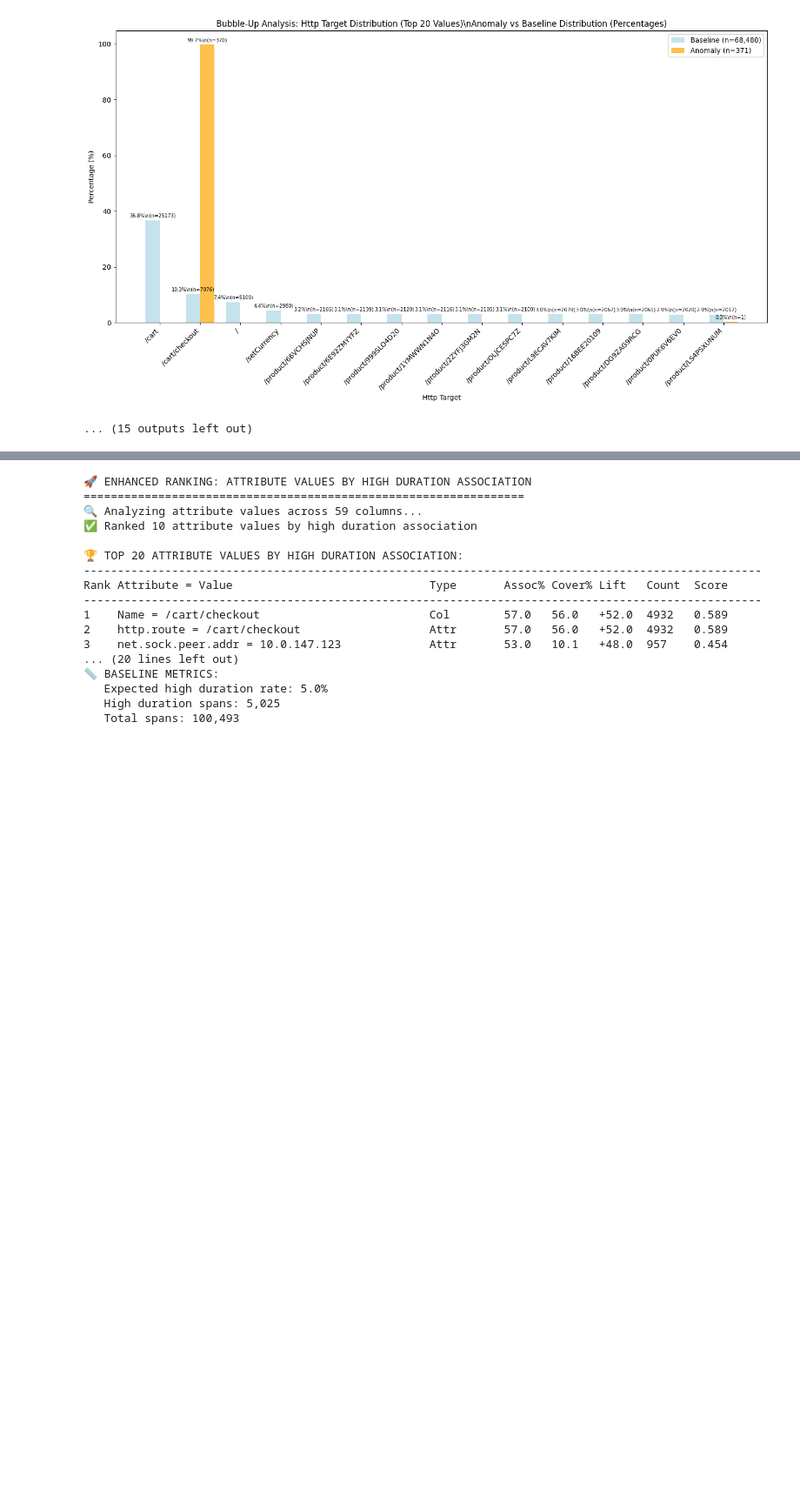
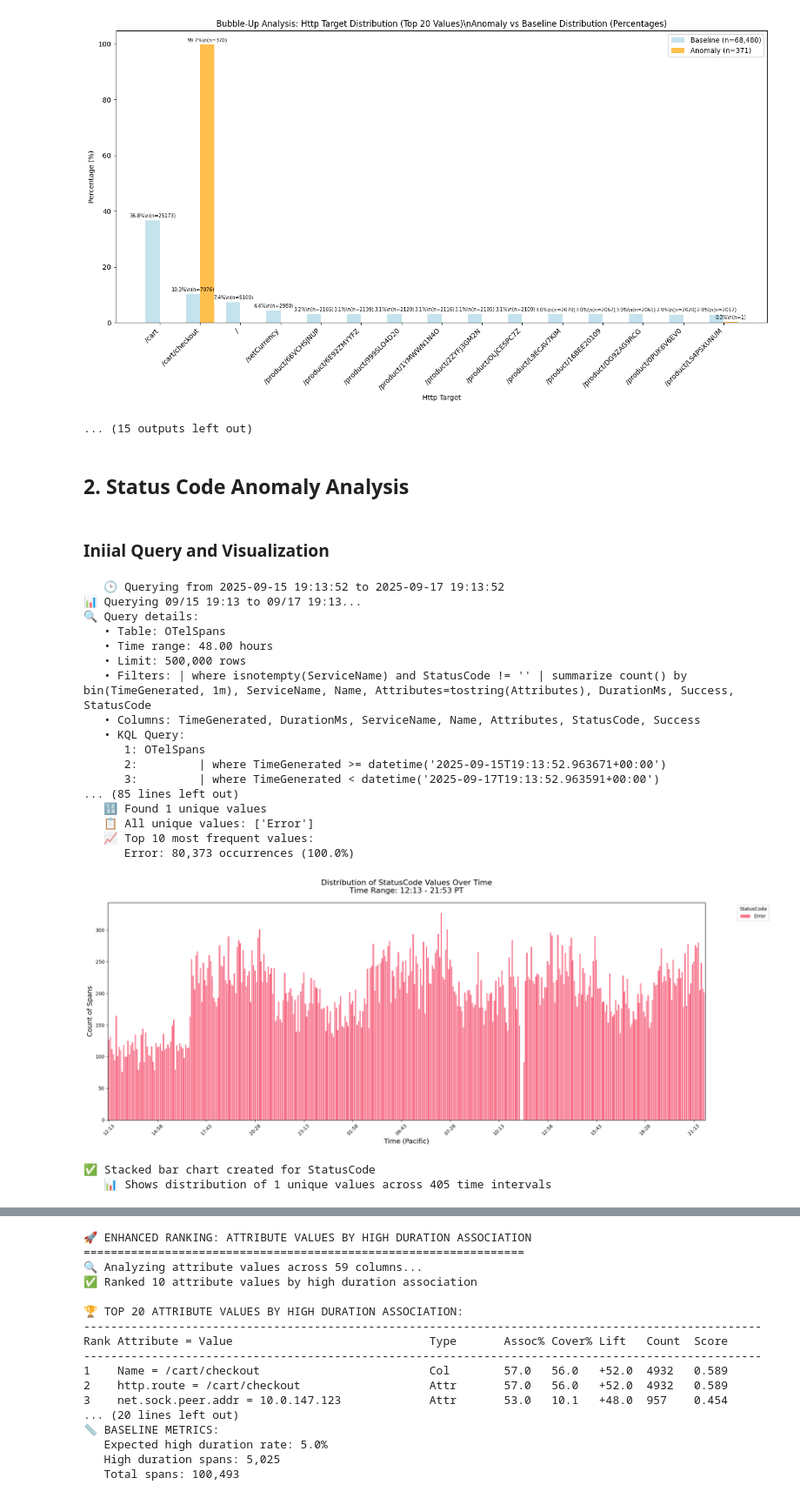
Before and after one commit to microsoft/Docker-Provider, a Jupyter notebook: traces/trace_duration_heatmap_analysis.ipynb, the cells around one changed output, grey strips where cells are left out. Shown at 87% size. Saved outputs shown, nothing was run; the diff lists cells and outputs as text; code cells hidden in the pictures; blank space fills up the shorter version.

Commit message:
add in statuscode

```diff
--- a/traces/trace_duration_heatmap_analysis.ipynb
+++ b/traces/trace_duration_heatmap_analysis.ipynb
@@ -507,0 +740,2 @@ else:
+# %%
+df = parse_attributes_to_columns(df).copy()
@@ -1154,3 +1222,5 @@ else:
    🔝 Using top 20 values (representing 68,851 total instances)
 [figure]
 ... (15 outputs left out)
+# %% [markdown]
+## 2. Status Code Anomaly Analysis
@@ -1156,0 +1350,48 @@ else:
+# %% [markdown]
+### Iniial Query and Visualization
+# %%
+
+efficient_columns=['TimeGenerated', 'Name', 'ServiceName', 'DurationMs', 'StatusCode', 'Success', 'TraceId', 'SpanId', 'ParentSpanId', 'Attributes']
+min_columns=['TimeGenerated', 'DurationMs']
+table_name='OTelSpans'
+start_ago_hours=48
+end_ago_hours=0
+additional_filters="| where isnotempty(ServiceName) and StatusCode != '' | summarize count() by bin(TimeGenerated, 1m), ServiceName, Name, Attributes=tostring(Attributes), DurationMs, Success, StatusCode"
+projection_columns=['TimeGenerated', 'DurationMs', 'ServiceName', 'Name', 'Attributes', 'StatusCode', 'Success']
+max_total_rows=None  # NO LIMIT - get ALL data!
+
+# Calculate time range
+end_time = datetime.now(timezone.utc) - timedelta(hours=end_ago_hours)
+start_time = datetime.now(timezone.utc) - timedelta(hours=start_ago_hours)
+
+print(f"   🕒 Querying from {start_time.strftime('%Y-%m-%d %H:%M:%S')} to {end_time.strftime('%Y-%m-%d %H:%M:%S')}")
+
+# Generate time batches
+df = queryOTel(table_name, start_time, end_time, additional_filters, projection_columns)
+print(df.head())
+
+if not df.empty:
+    create_chart(df, 'StatusCode')
+else:
+    print(f"\n⚠️ Complete query returned empty results")
+# %% [output]
+   🕒 Querying from 2025-09-15 19:13:52 to 2025-09-17 19:13:52
+📊 Querying 09/15 19:13 to 09/17 19:13...
+🔍 Query details:
+   • Table: OTelSpans
+   • Time range: 48.00 hours
+   • Limit: 500,000 rows
+   • Filters: | where isnotempty(ServiceName) and StatusCode != '' | summarize count() by bin(TimeGenerated, 1m), ServiceName, Name, Attributes=tostring(Attributes), DurationMs, Success, StatusCode
+   • Columns: TimeGenerated, DurationMs, ServiceName, Name, Attributes, StatusCode, Success
+   • KQL Query:
+      1: OTelSpans
+      2:         | where TimeGenerated >= datetime('2025-09-15T19:13:52.963671+00:00')
+      3:         | where TimeGenerated < datetime('2025-09-17T19:13:52.963591+00:00')
+... (85 lines left out)
+   🔢 Found 1 unique values
+   📋 All unique values: ['Error']
+   📈 Top 10 most frequent values:
+      Error: 80,373 occurrences (100.0%)
+[figure, added]
+✅ Stacked bar chart created for StatusCode
+   📊 Shows distribution of 1 unique values across 405 time intervals
```
Also changed, not shown: parts of 27 cells of this notebook.
